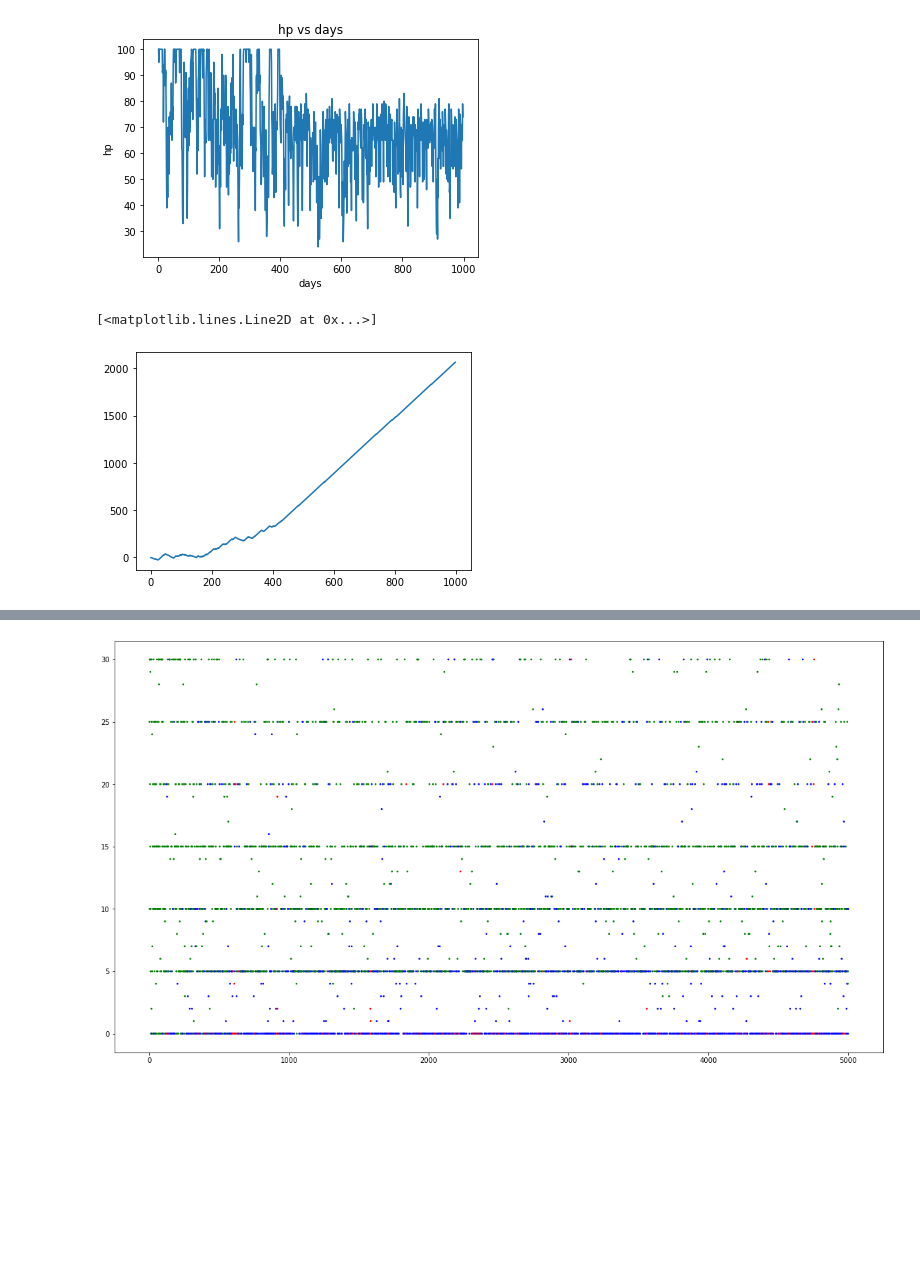
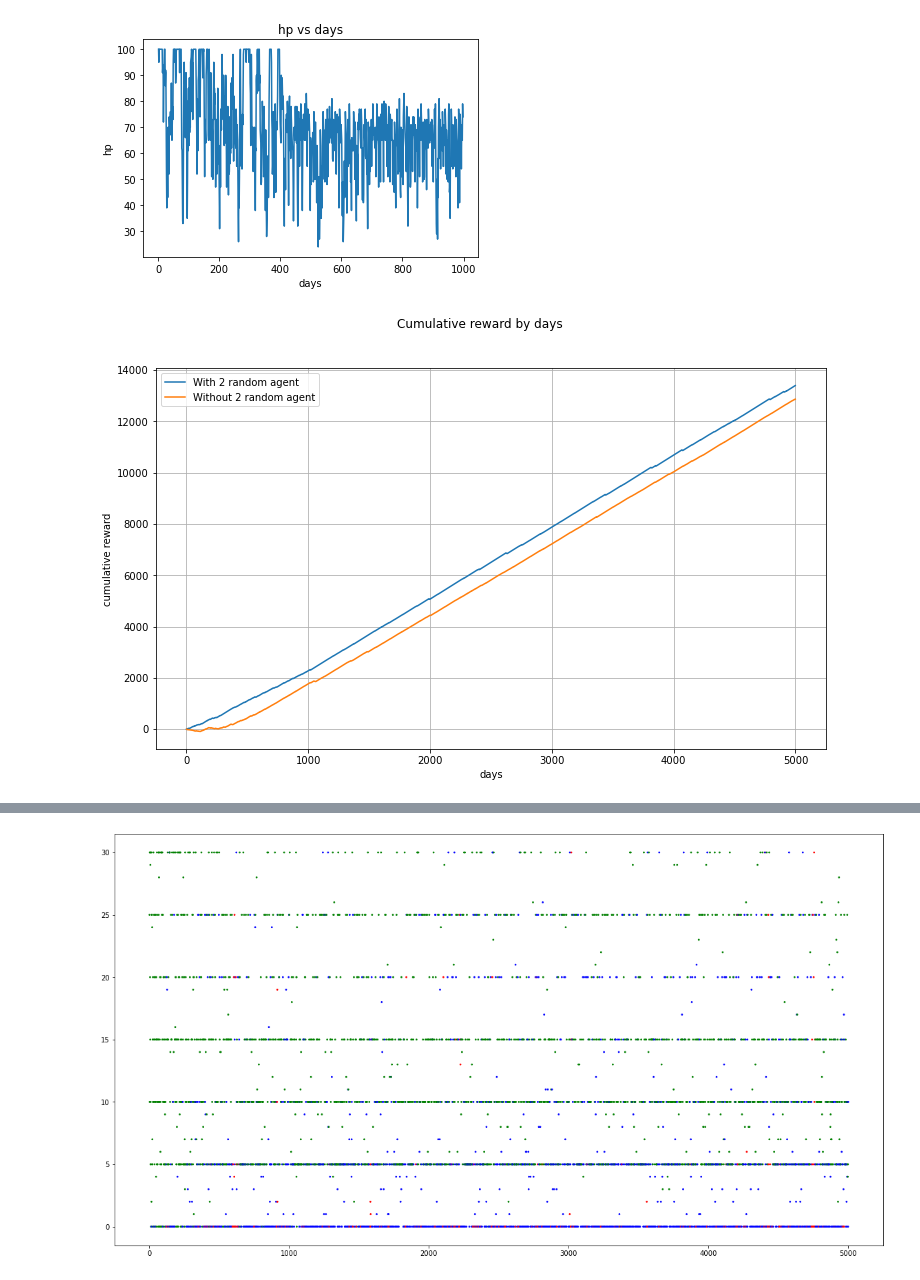
Before and after one commit to SOMAS2021/SOMAS2021, a Jupyter notebook: Experiment.ipynb, the cells around one changed output, grey strips where cells are left out. Cells and saved outputs as stored; diff of their text form; code cells hidden in the pictures; blank space fills up the shorter version.

```diff
--- a/Experiment.ipynb
+++ b/Experiment.ipynb
@@ -114,13 +114,20 @@ plt.title("hp vs days")
 # %% [output]
 Text(0.5, 1.0, 'hp vs days')
 [figure]
-# %%
-#cumulative rewards
-fileName = "cumulative_rewards_dc2870bd-3431-48c1-bb76-912d30e09074.csv"
-day, data = cumulativeRewards(fileName)
-#print(day)
-#print(data)
-plt.plot(day,data)
-# %% [output]
-[<matplotlib.lines.Line2D at 0x...>]
-[figure, removed]
+# %%
+#cumulative rewards
+fileName = "log_plot/2022-01-11-21-35-10_A1_R2_W5_01_5000/cumulative_rewards_7c2c1c0e-4b18-4215-89d9-4da9ce32d991.csv"
+day, data = cumulativeRewards(fileName)
+fileName = "log_plot/2022-01-12-10-02-32_A1_R0_W5_01_5000/cumulative_rewards_7d10d226-27b1-418b-97bf-cd15fa4e1208.csv"
+day, data2 = cumulativeRewards(fileName)
+
+fig = plt.figure(figsize=(12, 7))
+plt.plot(day,data, label='With 2 random agent')
+plt.plot(day,data2, label='Without 2 random agent')
+plt.legend()
+fig.suptitle('Cumulative reward by days')
+plt.xlabel('days')
+plt.ylabel('cumulative reward')
+plt.grid()
+# %% [output]
+[figure, added]
```
Also changed, not shown: parts of 1 cell of this notebook, 19 other files.
